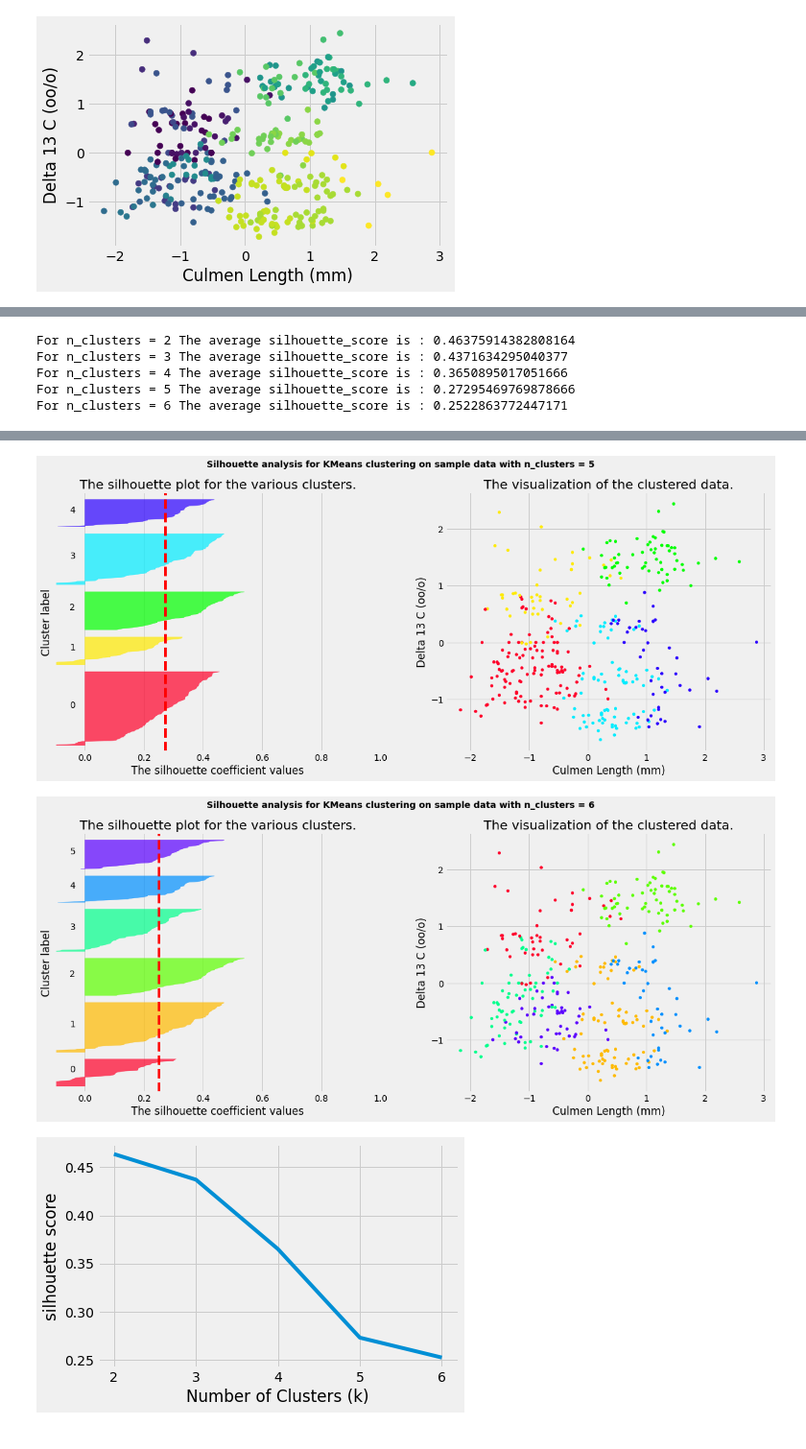
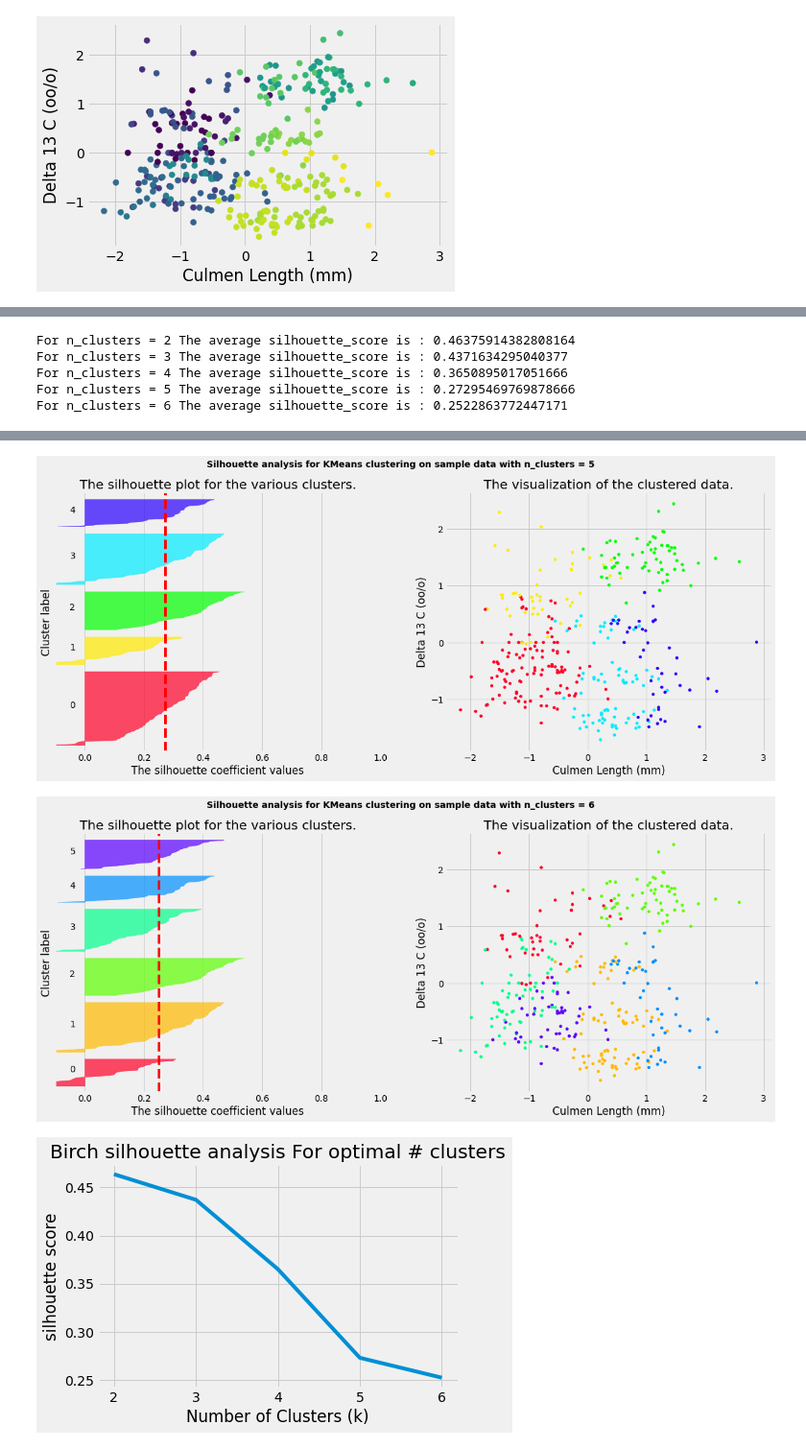
Before and after one commit to OnionYams/M9-Assess, a Jupyter notebook: part2/ahad_working_copy.ipynb, the cells around one changed output, grey strips where cells are left out. Shown at 96% size. Drawn from its saved outputs; the diff is of its cells as text; code cells hidden in the pictures.

```diff
--- a/part2/ahad_working_copy.ipynb
+++ b/part2/ahad_working_copy.ipynb
@@ -74,17 +72,0 @@ plt.show()
-# %%
-silhouette_avg = []
-range_n_clusters = [2, 3, 4, 5, 6, 7, 8]
-for num_clusters in range_n_clusters:
-
- # initialise kmeans
-    kmeans = KMeans(n_clusters=num_clusters, random_state=0)
-    kmeans.fit(X)
-    cluster_labels = kmeans.labels_
-
- # silhouette score
-    silhouette_avg.append(silhouette_score(X, cluster_labels))
-plt.plot(range_n_clusters, silhouette_avg,'bx-')
-plt.xlabel('Values of K')
-plt.ylabel('Silhouette score')
-plt.title('K-means Silhouette analysis For Optimal k')
-plt.show()
@@ -93,12 +73,4 @@ plt.show()
 # %%
-from sklearn.cluster import KMeans
-from sklearn.metrics import silhouette_samples, silhouette_score
-
-import matplotlib.pyplot as plt
-import matplotlib.cm as cm
-import numpy as np
-import matplotlib.style as style
-
 range_n_clusters = [2, 3, 4, 5, 6]
 silhouette_avg_n_clusters = []
 
@@ -128,6 +100,7 @@ for n_clusters in range_n_clusters:
           "The average silhouette_score is :", silhouette_avg)
 
     silhouette_avg_n_clusters.append(silhouette_avg)
+
     # Compute the silhouette scores for each sample
     sample_silhouette_values = silhouette_samples(X, cluster_labels)
 
@@ -168,33 +141,32 @@ for n_clusters in range_n_clusters:
     colors = cm.gist_rainbow(cluster_labels.astype(float) / n_clusters)
     ax2.scatter(X[:, 0], X[:, 5], marker='.', s=100, lw=0,
                 c=colors, edgecolor='k')
 
 
     ax2.set_title("The visualization of the clustered data.")
     ax2.set_xlabel("Culmen Length (mm)")
     ax2.set_ylabel("Delta 13 C (oo/o)")
 
     plt.suptitle(("Silhouette analysis for KMeans clustering on sample data "
                   "with n_clusters = %d" % n_clusters),
                  fontsize=14, fontweight='bold')
 
 plt.show()
-
-
 style.use("fivethirtyeight")
 plt.plot(range_n_clusters, silhouette_avg_n_clusters)
 plt.xlabel("Number of Clusters (k)")
 plt.ylabel("silhouette score")
+plt.title('Birch silhouette analysis For optimal # clusters')
 plt.show()
 # %% [output]
 For n_clusters = 2 The average silhouette_score is : 0.46375914382808164
 For n_clusters = 3 The average silhouette_score is : 0.4371634295040377
 For n_clusters = 4 The average silhouette_score is : 0.3650895017051666
 For n_clusters = 5 The average silhouette_score is : 0.27295469769878666
 For n_clusters = 6 The average silhouette_score is : 0.2522863772447171
 [figure]
 [figure]
 [figure]
 [figure]
 [figure]
-[figure, old version]
+[figure, new version]
```
Also changed, not shown: parts of 8 cells of this notebook.
